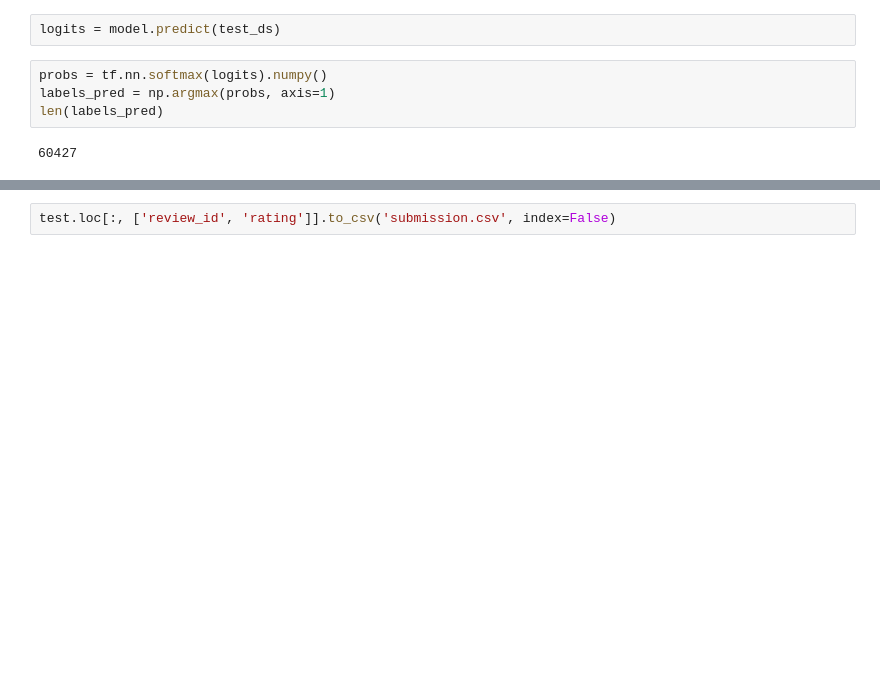
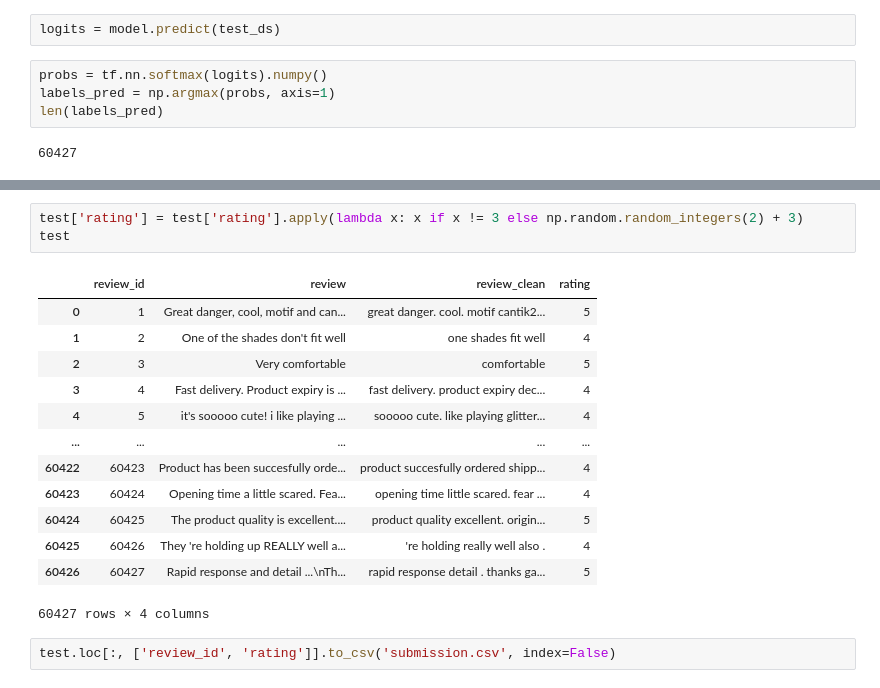
Before and after one commit to TanHaus/Shopee-CodeLeague-2020, a Jupyter notebook: sentiment_analysis/tensorflow.ipynb, the cells around one changed output, grey strips where cells are left out. Saved outputs shown, nothing was run; the diff lists cells and outputs as text; blank space fills up the shorter version.

```diff
--- a/sentiment_analysis/tensorflow.ipynb
+++ b/sentiment_analysis/tensorflow.ipynb
@@ -276,2 +253,19 @@ test
+# %%
+test['rating'] = test['rating'].apply(lambda x: x if x != 3 else np.random.random_integers(2) + 3)
+test
+# %% [output]
+|  | review_id | review | review_clean | rating |
+| 0 | 1 | Great danger, cool, motif and can... | great danger. cool. motif cantik2... | 5 |
+| 1 | 2 | One of the shades don't fit well | one shades fit well | 4 |
+| 2 | 3 | Very comfortable | comfortable | 5 |
+| 3 | 4 | Fast delivery. Product expiry is ... | fast delivery. product expiry dec... | 4 |
+| 4 | 5 | it's sooooo cute! i like playing ... | sooooo cute. like playing glitter... | 4 |
+| ... | ... | ... | ... | ... |
+| 60422 | 60423 | Product has been succesfully orde... | product succesfully ordered shipp... | 4 |
+| 60423 | 60424 | Opening time a little scared. Fea... | opening time little scared. fear ... | 4 |
+| 60424 | 60425 | The product quality is excellent.... | product quality excellent. origin... | 5 |
+| 60425 | 60426 | They 're holding up REALLY well a... | 're holding really well also . | 4 |
+| 60426 | 60427 | Rapid response and detail ...\nTh... | rapid response detail . thanks ga... | 5 |
+60427 rows × 4 columns
 # %%
 test.loc[:, ['review_id', 'rating']].to_csv('submission.csv', index=False)
```
Also changed, not shown: parts of 40 cells of this notebook, 5 other files.
